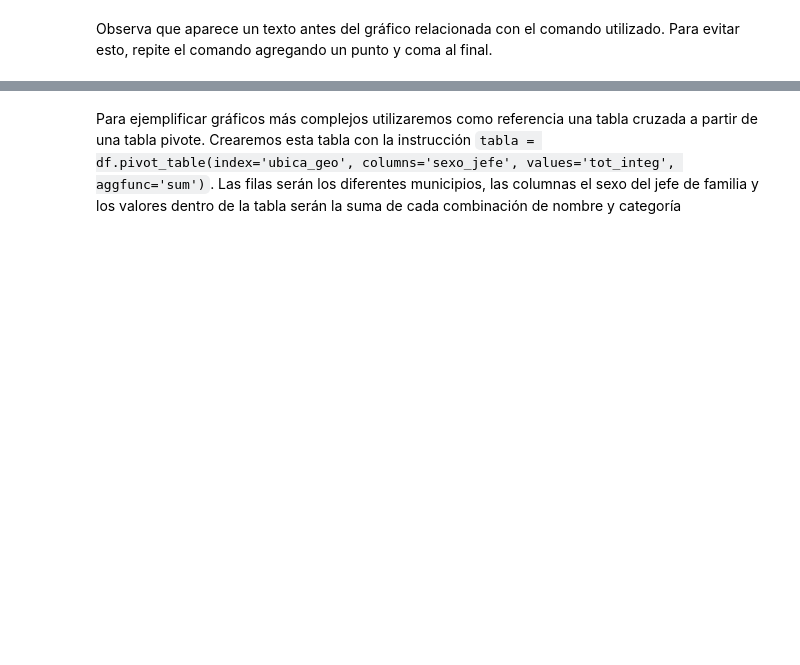
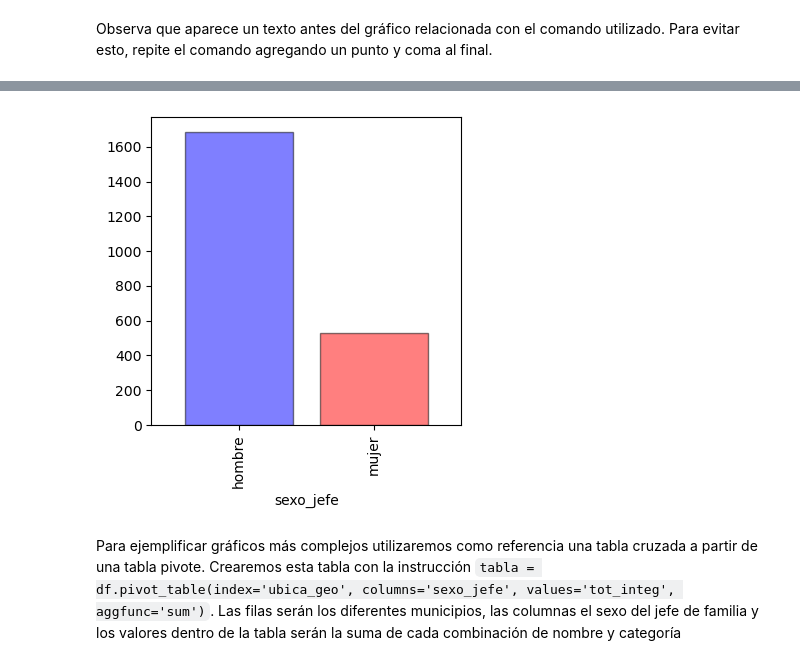
Before and after one commit to adan-rs/AnalisisDatos, a Jupyter notebook: M1_Explorar_datos/06_Visualizar_datos.ipynb, the cells around one changed output, grey strips where cells are left out. Saved outputs shown, nothing was run; the diff lists cells and outputs as text; code cells hidden in the pictures; blank space fills up the shorter version.

```diff
--- a/M1_Explorar_datos/06_Visualizar_datos.ipynb
+++ b/M1_Explorar_datos/06_Visualizar_datos.ipynb
@@ -38,3 +111,14 @@ df['sexo_jefe'].value_counts().plot(kind = 'bar', width = 0.80, alpha = 0.8, col
+# %%
+# Crear un gráfico de barras utilizando parámetros
+frecuencias.plot.bar(figsize=(4,4),
+                     width = 0.80,    # Proporción de espacio que ocupan las barras, default = 0.5
+                     alpha = 0.5,     # Transparencia, 0: transparente, 1: completamente opaco
+                     color = ['b', 'r'],  # Lista de colores codificados como 'blue' o 'b'
+                     align='center',   # Alienación: "center" o "edge"
+                     edgecolor='black'
+                    );
+# %% [output]
+[figure, added]
 # %% [markdown]
 Para ejemplificar gráficos más complejos utilizaremos como referencia una tabla cruzada a partir de una tabla pivote. Crearemos esta tabla con la instrucción `tabla = df.pivot_table(index='ubica_geo', columns='sexo_jefe', values='tot_integ', aggfunc='sum')`. Las filas serán los diferentes municipios, las columnas el sexo del jefe de familia y los valores dentro de la tabla serán la suma de cada combinación de nombre y categoría
 # %%
```
Also changed, not shown: parts of 44 cells of this notebook, 6 other files.
